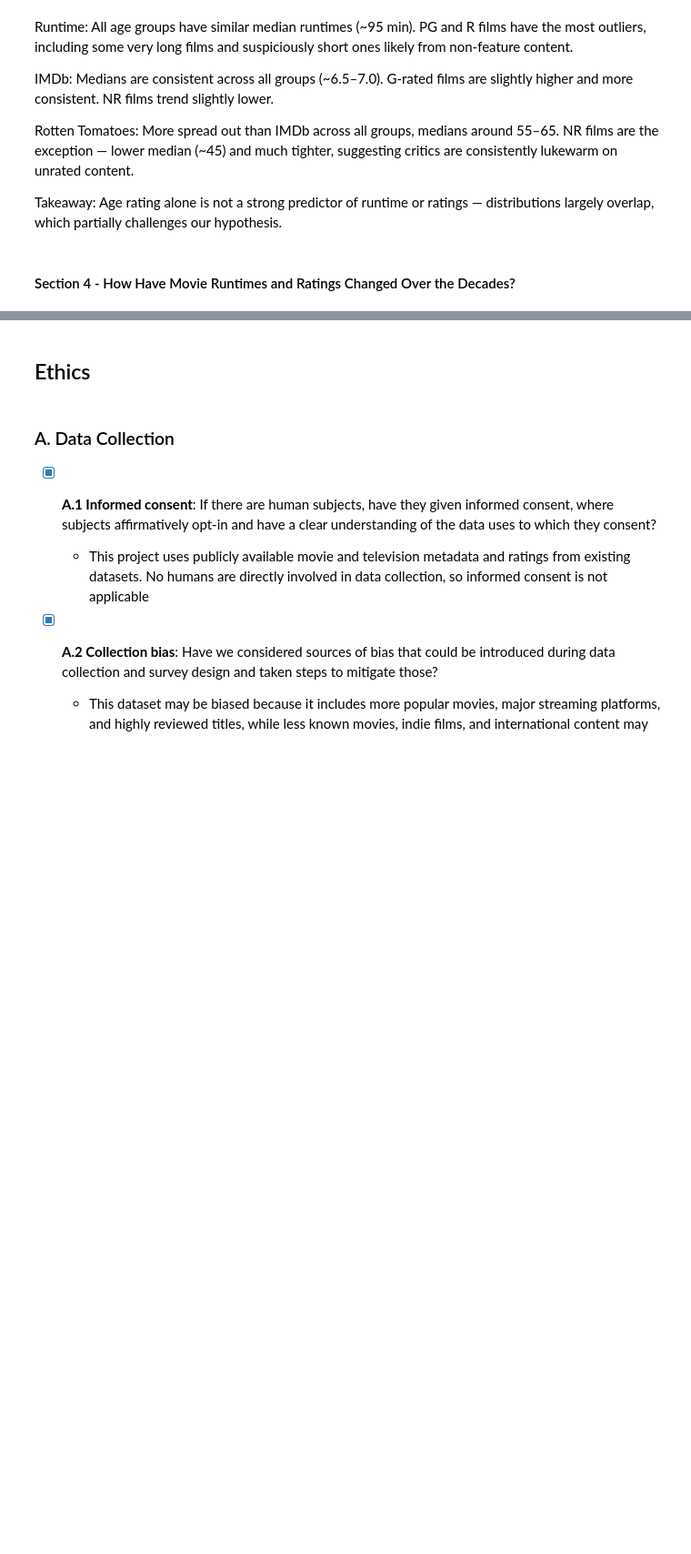
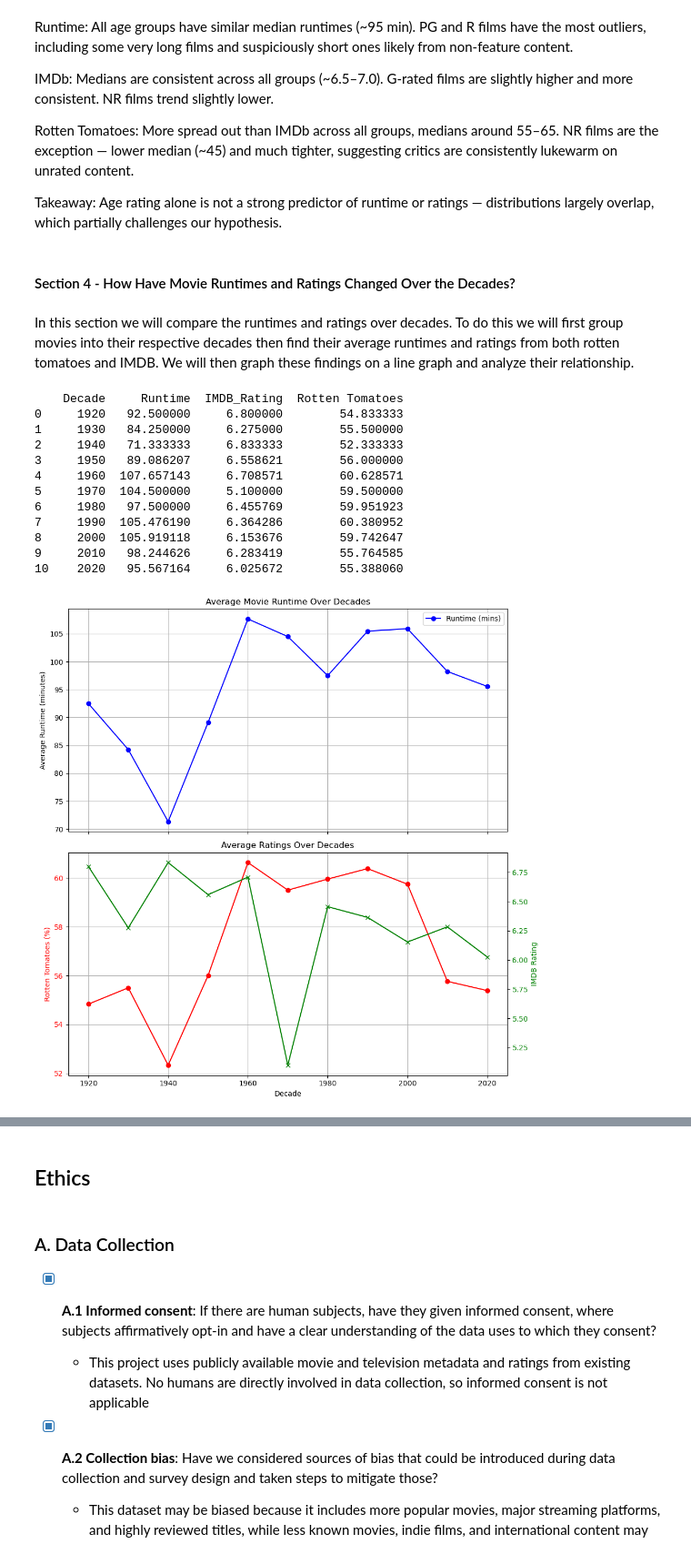
Before and after one commit to Sunisa-Yuki/movie-ratings-analysis, a Jupyter notebook: 02-EDACheckpoint.ipynb, the cells around one changed output, grey strips where cells are left out. Shown at 91% size. Saved outputs shown, nothing was run; the diff lists cells and outputs as text; code cells hidden in the pictures; blank space fills up the shorter version.

Commit message:
section 4

```diff
--- a/02-EDACheckpoint.ipynb
+++ b/02-EDACheckpoint.ipynb
@@ -486,3 +486,57 @@ Rotten Tomatoes: More spread out than IMDb across all groups, medians around 55
 Takeaway: Age rating alone is not a strong predictor of runtime or ratings — distributions largely overlap, which partially challenges our hypothesis.
 # %% [markdown]
 #### Section 4 - How Have Movie Runtimes and Ratings Changed Over the Decades?
+# %% [markdown]
+In this section we will compare the runtimes and ratings over decades. To do this we will first group movies into their respective decades then find their average runtimes and ratings from both rotten tomatoes and IMDB. We will then graph these findings on a line graph and analyze their relationship.
+# %%
+import pandas as pd
+import matplotlib.pyplot as plt
+
+df = pd.read_csv('data/02-processed/combined_movies_data_processed.csv')
+
+df = df.dropna(subset=['Year', 'Runtime', 'IMDB_Rating', 'Rotten Tomatoes'])
+
+df['Decade'] = (df['Year'] // 10) * 10
+
+decade_stats = df.groupby('Decade')[['Runtime', 'IMDB_Rating', 'Rotten Tomatoes']].mean().reset_index()
+
+print(decade_stats)
+
+fig, (ax1, ax2) = plt.subplots(2, 1, figsize=(10, 10), sharex=True)
+
+ax1.plot(decade_stats['Decade'], decade_stats['Runtime'], marker='o', color='blue', label='Runtime (mins)')
+ax1.set_ylabel('Average Runtime (minutes)')
+ax1.set_title('Average Movie Runtime Over Decades')
+ax1.grid(True)
+ax1.legend()
+
+ax2.plot(decade_stats['Decade'], decade_stats['Rotten Tomatoes'], marker='o', color='red', label='Rotten Tomatoes (%)')
+ax2.set_ylabel('Rotten Tomatoes (%)', color='red')
+ax2.tick_params(axis='y', labelcolor='red')
+
+ax3 = ax2.twinx()
+ax3.plot(decade_stats['Decade'], decade_stats['IMDB_Rating'], marker='x', color='green', label='IMDB Rating (1-10)')
+ax3.set_ylabel('IMDB Rating', color='green')
+ax3.tick_params(axis='y', labelcolor='green')
+
+ax2.set_xlabel('Decade')
+ax2.set_title('Average Ratings Over Decades')
+ax2.grid(True)
+
+fig.tight_layout()
+plt.savefig('decade_trends.png')
+plt.show()
+# %% [output]
+    Decade     Runtime  IMDB_Rating  Rotten Tomatoes
+0     1920   92.500000     6.800000        54.833333
+1     1930   84.250000     6.275000        55.500000
+2     1940   71.333333     6.833333        52.333333
+3     1950   89.086207     6.558621        56.000000
+4     1960  107.657143     6.708571        60.628571
+5     1970  104.500000     5.100000        59.500000
+6     1980   97.500000     6.455769        59.951923
+7     1990  105.476190     6.364286        60.380952
+8     2000  105.919118     6.153676        59.742647
+9     2010   98.244626     6.283419        55.764585
+10    2020   95.567164     6.025672        55.388060
+[figure, added]
```
Also changed, not shown: parts of 1 cell of this notebook, 2 other files.
